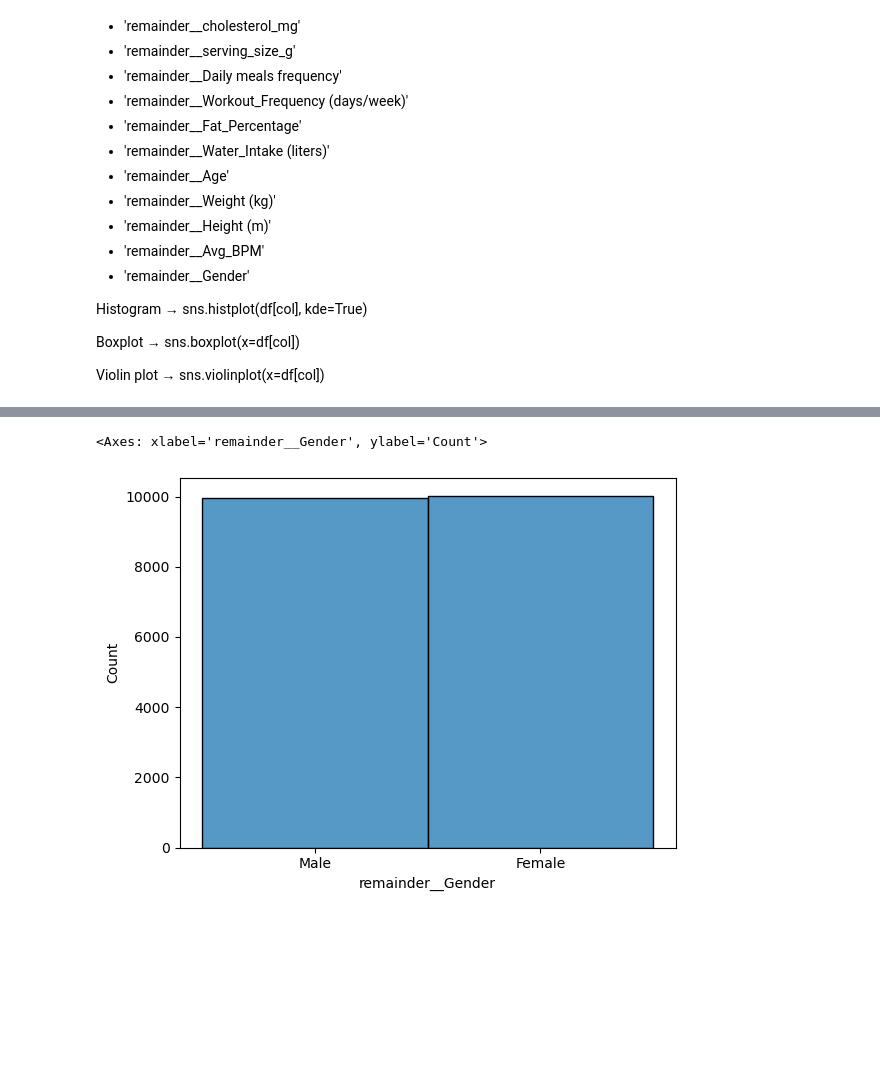
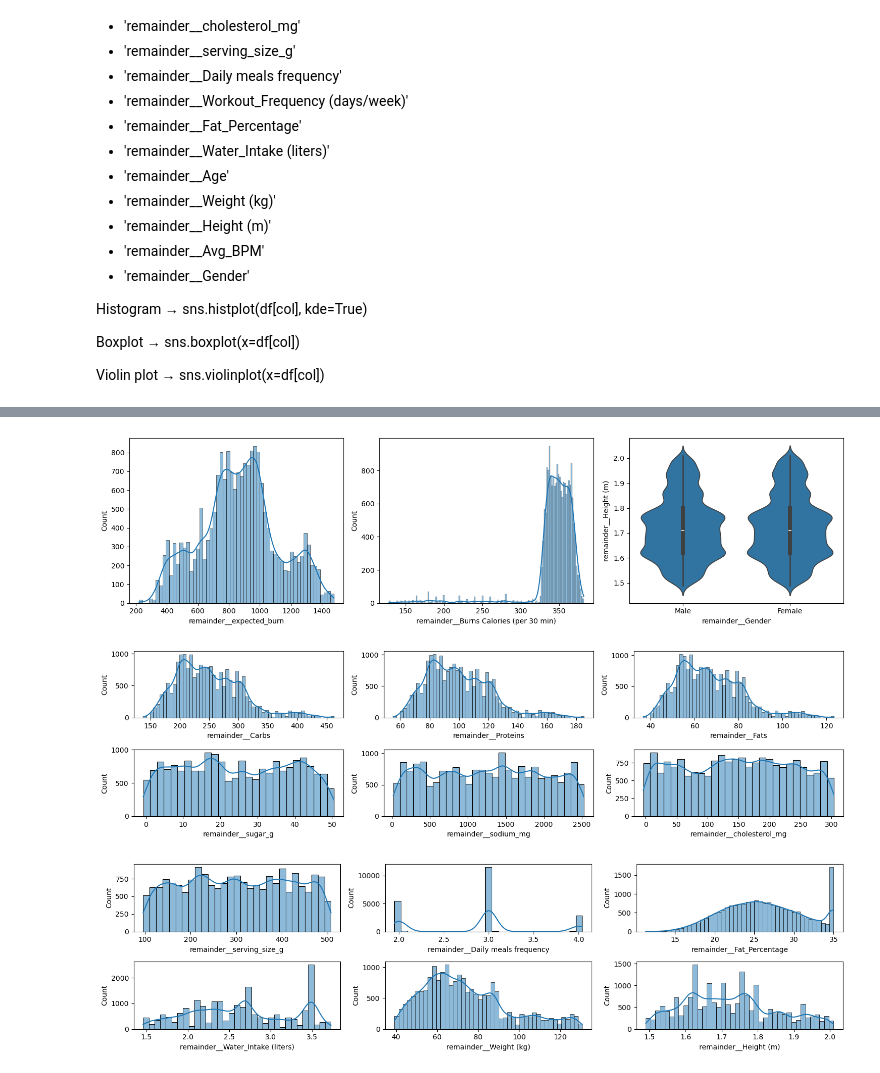
Before and after one commit to FjCardona/LifeStyle-Data-Analysis, a Jupyter notebook: notebooks/ExploratoryAnalysis.ipynb, the cells around one changed output, grey strips where cells are left out. Cells and saved outputs as stored; diff of their text form; code cells hidden in the pictures; blank space fills up the shorter version.

Commit message:
feat: Graphs added

```diff
--- a/notebooks/ExploratoryAnalysis.ipynb
+++ b/notebooks/ExploratoryAnalysis.ipynb
@@ -226,5 +215,0 @@ sns.histplot(df_encoded['remainder__Burns Calories (per 30 min)'], kde=True)
-# %%
-sns.histplot(x=df_encoded['remainder__Gender'])
-# %% [output]
-<Axes: xlabel='remainder__Gender', ylabel='Count'>
-[figure, removed]
@@ -232,0 +216,43 @@ sns.violinplot(x=df_encoded['remainder__expected_burn'], y=df_encoded['remainder
+# %%
+fig, axes = plt.subplots(1, 3, figsize=(15, 4))
+
+sns.histplot(df_encoded['remainder__expected_burn'], kde=True, ax=axes[0],)
+sns.histplot(df_encoded['remainder__Burns Calories (per 30 min)'], kde=True, ax=axes[1])
+sns.violinplot(x=df_encoded['remainder__Gender'], y=df_encoded['remainder__Height (m)'], ax=axes[2])
+
+plt.tight_layout()
+plt.show()
+# %% [output]
+[figure, added]
+# %%
+fig, axes = plt.subplots(2, 3, figsize=(15, 4))
+
+sns.histplot(df_encoded['remainder__Carbs'], kde=True, ax=axes[0,0],)
+sns.histplot(df_encoded['remainder__Proteins'], kde=True, ax=axes[0,1])
+sns.histplot(df_encoded['remainder__Fats'],kde=True, ax=axes[0,2])
+
+
+sns.histplot(df_encoded['remainder__sugar_g'], kde=True, ax=axes[1,0],)
+sns.histplot(df_encoded['remainder__sodium_mg'], kde=True, ax=axes[1,1])
+sns.histplot(df_encoded['remainder__cholesterol_mg'], kde=True, ax=axes[1,2])
+
+plt.tight_layout()
+plt.show()
+# %% [output]
+[figure, added]
+# %%
+fig, axes = plt.subplots(2, 3, figsize=(15, 4))
+
+sns.histplot(df_encoded['remainder__serving_size_g'], kde=True, ax=axes[0,0],)
+sns.histplot(df_encoded['remainder__Daily meals frequency'], kde=True, ax=axes[0,1])
+sns.histplot(df_encoded['remainder__Fat_Percentage'],kde=True, ax=axes[0,2])
+
+
+sns.histplot(df_encoded['remainder__Water_Intake (liters)'], kde=True, ax=axes[1,0],)
+sns.histplot(df_encoded['remainder__Weight (kg)'], kde=True, ax=axes[1,1])
+sns.histplot(df_encoded['remainder__Height (m)'], kde=True, ax=axes[1,2])
+
+plt.tight_layout()
+plt.show()
+# %% [output]
+[figure, added]
```
Also changed, not shown: parts of 3 cells of this notebook, 1 other file.
